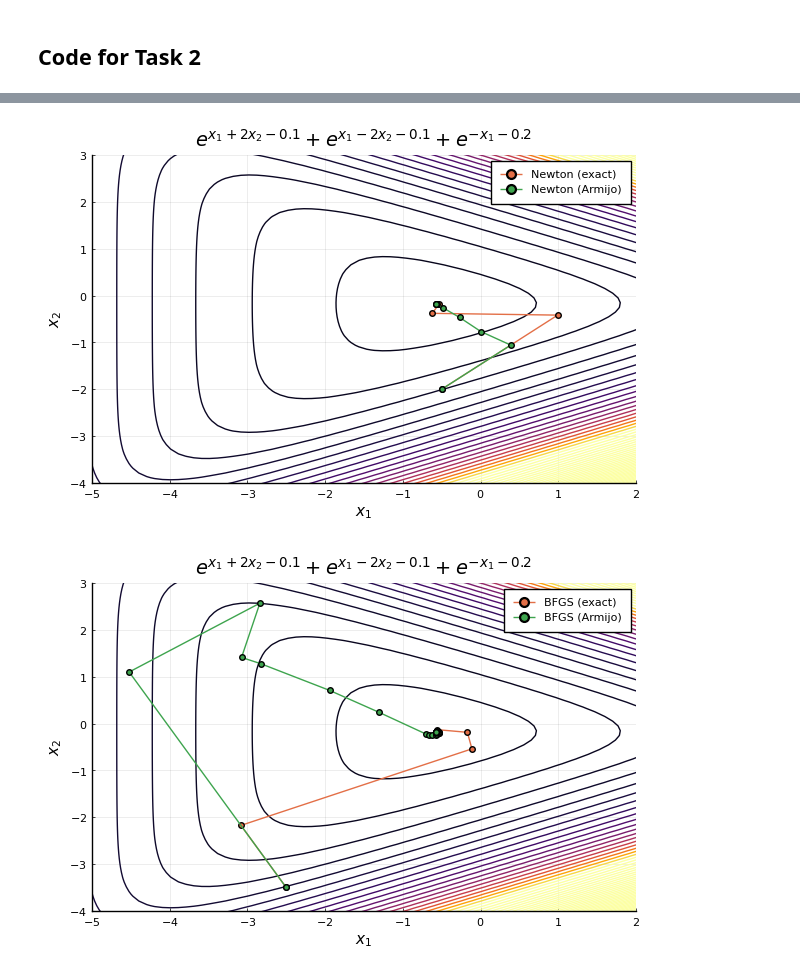
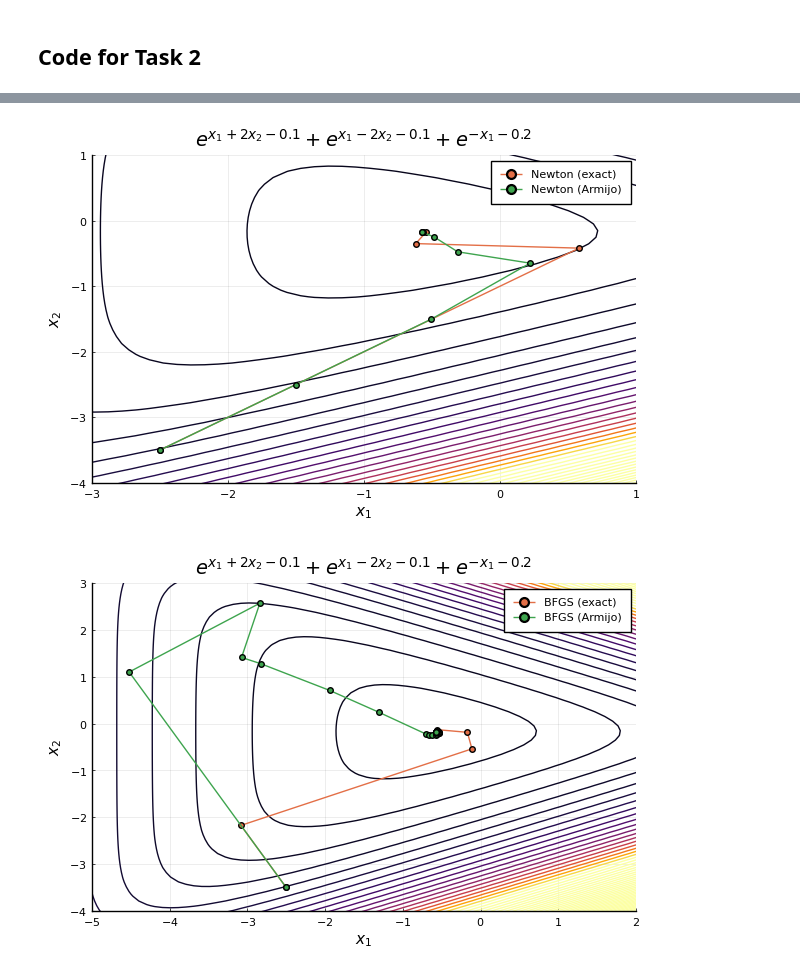
Before and after one commit to christiansegercrantz/Nonlinear-Optimization-course-2021, a Jupyter notebook: Project 1/PA1_skeleton.ipynb, the cells around one changed output, grey strips where cells are left out. Saved outputs shown, nothing was run; the diff lists cells and outputs as text; code cells hidden in the pictures.

```diff
--- a/Project 1/PA1_skeleton.ipynb
+++ b/Project 1/PA1_skeleton.ipynb
@@ -678,3 +679,15 @@ plot!(x_iter_heavyball_nonexact[:,1], x_iter_heavyball_nonexact[:,2], label = "H
 savefig("plots/task1_HB.png")
 # %% [output]
 [figure]
+# %%
+#Analysing the impact of w on iterations on exact line search
+k = 0:0.0001:1
+iters = zeros(size(k))
+for (i,w) in enumerate(k)
+  (⋅, iters[i]) = heavy_ball(f, x_start = x_init, save_history= true, exact_ls=true, weight = w);
+end
+plot(k,iters,
+     label = "Iterations")
+minval = min(iters...)
+minidx = k[findall(x -> x==minval, iters)[1]]
+scatter!([minidx], [minval], label="Weight for minimal iterations w = $(minidx), iterations = $(minval)")
@@ -717,21 +732,23 @@ Optimal for the non exact heavy ball method at [-0.57, -0.17] after 13 iteration
 # %%
 #Newton
 countour_limit = 2000
+xlim=(-3,1)
+ylim=(-4,1)
 contour(x,y, (x,y) -> g([x,y]),
     title  = L"e^{x_1+2x_2-0.1}+e^{x_1-2x_2-0.1}+e^{-x_1-0.2}",
     levels = [0.0 + i^2.5 for i = 1:countour_limit],  # which level curves to show
     cbar = false,
     clims = (-100,countour_limit),                   # adjust the coloring limits
-    xaxis = (L"$x_1$", (-5, 2)),  # the L at the front let us use LaTeX axis labels; the parethesis give the visual range
-    yaxis = (L"$x_2$", (-4, 3)),
+    xaxis = (L"$x_1$", xlim),  # the L at the front let us use LaTeX axis labels; the parethesis give the visual range
+    yaxis = (L"$x_2$", ylim),
 )
 
 #
 plot!(x_iter_newton_exact[:,1], x_iter_newton_exact[:,2], label = "Newton (exact)", marker=:circle)
 plot!(x_iter_newton_nonexact[:,1], x_iter_newton_nonexact[:,2], label = "Newton (Armijo)", marker=:circle)
 savefig("plots/task2_newton.png")
 # %% [output]
-[figure, old version]
+[figure, new version]
 # %%
 #BFGS
 countour_limit = 2000
```
Also changed, not shown: parts of 19 cells of this notebook, 12 other files.
